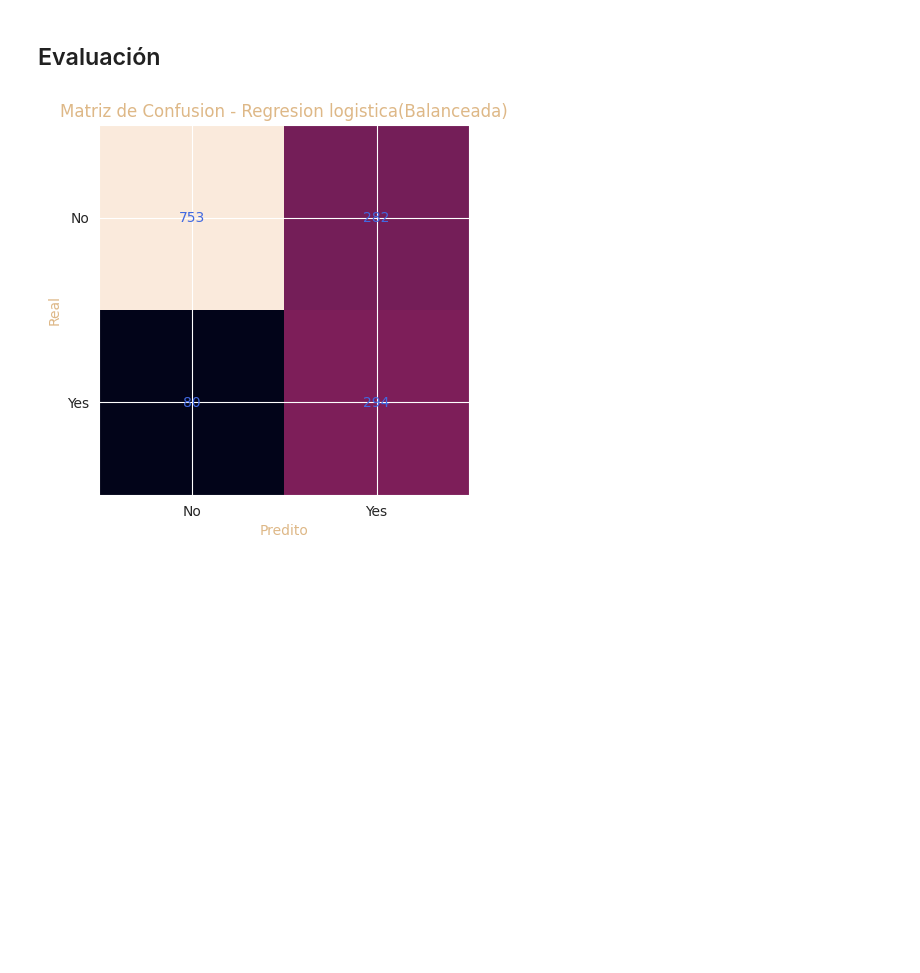
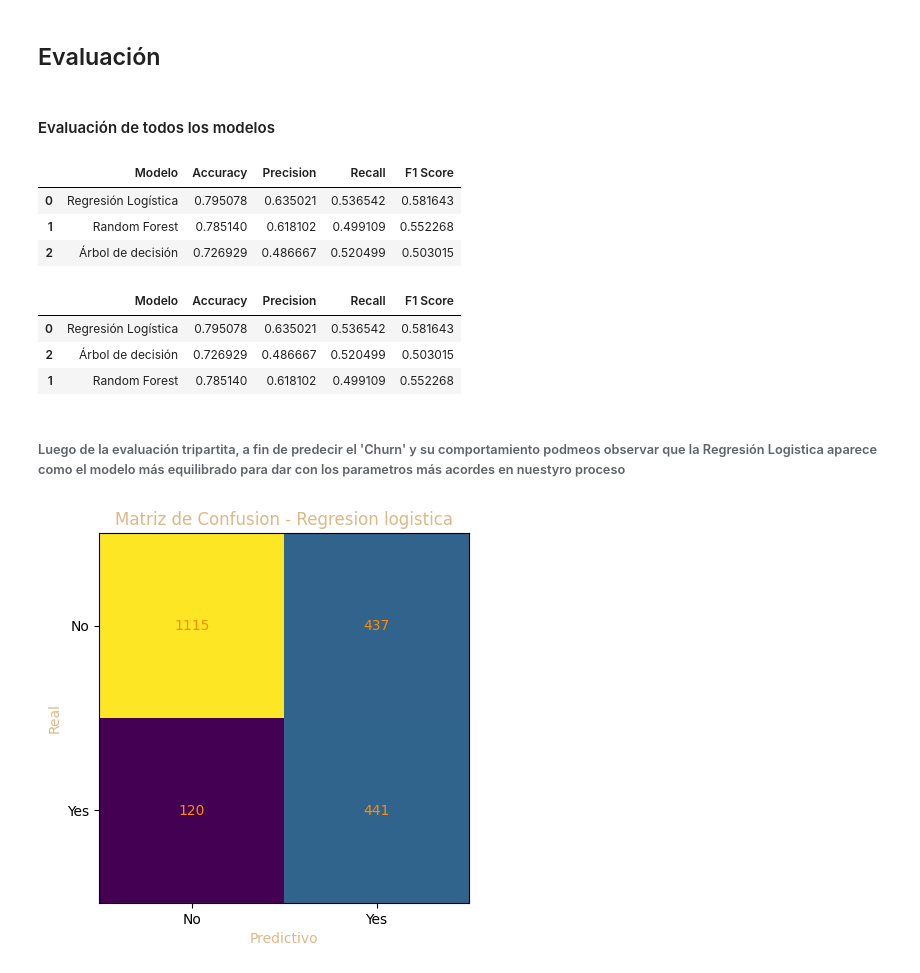
Before and after one commit to JDVAR7/TelecomX2-LAD, a Jupyter notebook: TelecomX2_LAD.ipynb, the cells around one changed output. Drawn from its saved outputs; the diff is of its cells as text; code cells hidden in the pictures; blank space fills up the shorter version.

```diff
--- a/TelecomX2_LAD.ipynb
+++ b/TelecomX2_LAD.ipynb
@@ -259,7 +259,7 @@ y = df['Churn']
 # %%
 from sklearn.model_selection import train_test_split
 
-X_train, X_test, y_train, y_test = train_test_split(X, y, test_size=0.2, stratify=y, random_state=42)
+X_train, X_test, y_train, y_test = train_test_split(X, y, test_size=0.3, stratify=y, random_state=43)
 # %% [markdown]
 ### 3. One-hot Encoding
 # %%
@@ -377,0 +496,4 @@ weighted avg       0.80      0.74      0.76      1409
+# %%
+model_AD = DecisionTreeClassifier(random_state=43)
+# %%
+model_AD.fit(X_train, y_train)
@@ -378,28 +530,78 @@ weighted avg       0.80      0.74      0.76      1409
 # %% [markdown]
 ## Evaluación
+# %% [markdown]
+#### Evaluación de todos los modelos
+# %%
+results = pd.DataFrame({
+    'Modelo': ['Regresión Logística', 'Random Forest', 'Árbol de decisión'],
+    'Accuracy': [
+        accuracy_score(y_test, y_pred_Log_normal),
+        accuracy_score(y_test, y_pred_RF),
+        accuracy_score(y_test, y_pred_AD)
+    ],
+    'Precision': [
+        precision_score(y_test, y_pred_Log_normal, pos_label='Yes'),
+        precision_score(y_test, y_pred_RF, pos_label='Yes'),
+        precision_score(y_test, y_pred_AD, pos_label='Yes')
+    ],
+    'Recall': [
+        recall_score(y_test, y_pred_Log_normal, pos_label='Yes'),
+        recall_score(y_test, y_pred_RF, pos_label='Yes'),
+        recall_score(y_test, y_pred_AD, pos_label='Yes')
+
+    ],
+    'F1 Score': [
+        f1_score(y_test, y_pred_Log_normal, pos_label='Yes'),
+        f1_score(y_test, y_pred_RF, pos_label='Yes'),
+        f1_score(y_test, y_pred_AD, pos_label='Yes')
+
+    ]
+})
+
+results
+# %% [output]
+|  | Modelo | Accuracy | Precision | Recall | F1 Score |
+| 0 | Regresión Logística | 0.795078 | 0.635021 | 0.536542 | 0.581643 |
+| 1 | Random Forest | 0.785140 | 0.618102 | 0.499109 | 0.552268 |
+| 2 | Árbol de decisión | 0.726929 | 0.486667 | 0.520499 | 0.503015 |
+# %%
+results.sort_values(by='Recall', ascending=False)
+# %% [output]
+|  | Modelo | Accuracy | Precision | Recall | F1 Score |
+| 0 | Regresión Logística | 0.795078 | 0.635021 | 0.536542 | 0.581643 |
+| 2 | Árbol de decisión | 0.726929 | 0.486667 | 0.520499 | 0.503015 |
+| 1 | Random Forest | 0.785140 | 0.618102 | 0.499109 | 0.552268 |
+# %% [markdown]
+###### Luego de la evaluación tripartita, a fin de predecir el 'Churn' y su comportamiento podmeos observar que la Regresión Logistica aparece como el modelo más equilibrado para dar con los parametros más acordes en nuestyro proceso
+# %%
+from sklearn.linear_model import LogisticRegression
+
+modelo_final = LogisticRegression(max_iter=1000, class_weight='balanced', random_state=43)
+
+modelo_final.fit(X_train, y_train)
+
+y_pred_final = modelo_final.predict(X_test)
 # %%
 from sklearn.metrics import confusion_matrix
-import matplotlib.pyplot as plt
-import numpy as np
 
 
-cm = confusion_matrix(y_test, y_pred_Log)
+cm = confusion_matrix(y_test, y_pred_final)
 
 # Plot
 plt.figure()
 plt.imshow(cm)
-plt.title("Matriz de Confusion - Regresion logistica(Balanceada)", color='burlywood')
-plt.xlabel("Predito", color='burlywood')
-plt.ylabel("Real", color='burlywood')
+plt.title('Matriz de Confusion - Regresion logistica', color='burlywood')
+plt.xlabel('Predictivo', color='burlywood')
+plt.ylabel('Real', color='burlywood')
 
 
 for i in range(cm.shape[0]):
     for j in range(cm.shape[1]):
-        plt.text(j, i, cm[i, j], ha="center", va="center", color='royalblue')
+        plt.text(j, i, cm[i, j], ha='center', va='center', color='darkorange')
 
-plt.xticks([0,1], ["No", "Yes"])
-plt.yticks([0,1], ["No", "Yes"])
+plt.xticks([0,1], ['No', 'Yes'])
+plt.yticks([0,1], ['No', 'Yes'])
 
 plt.show()
 # %% [output]
-[figure, old version]
+[figure, new version]
```
Also changed, not shown: parts of 37 cells of this notebook.
